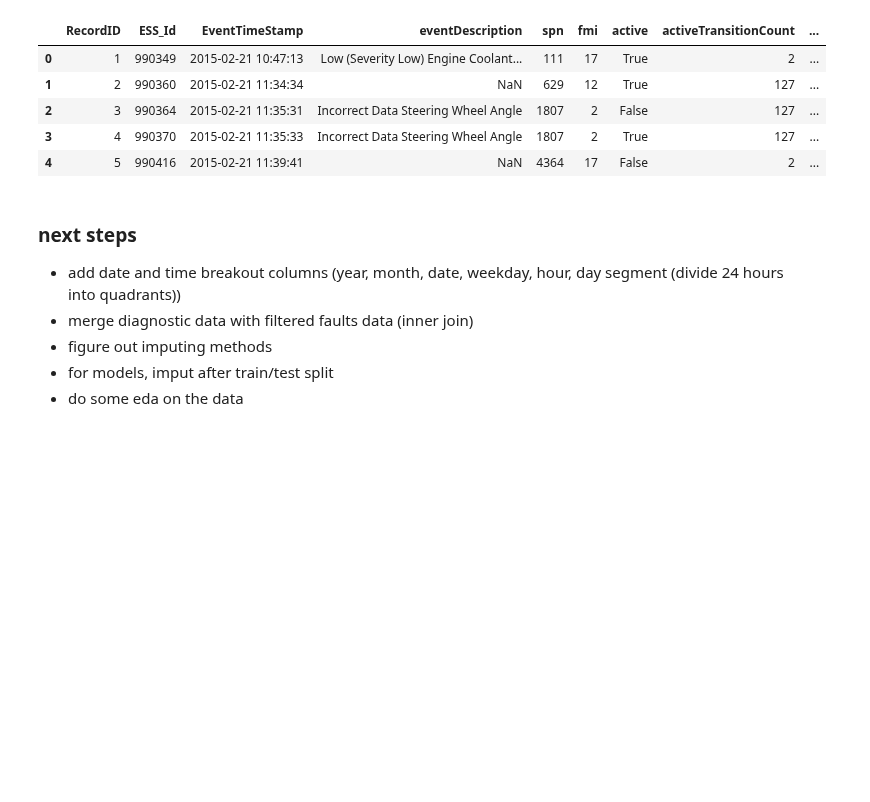
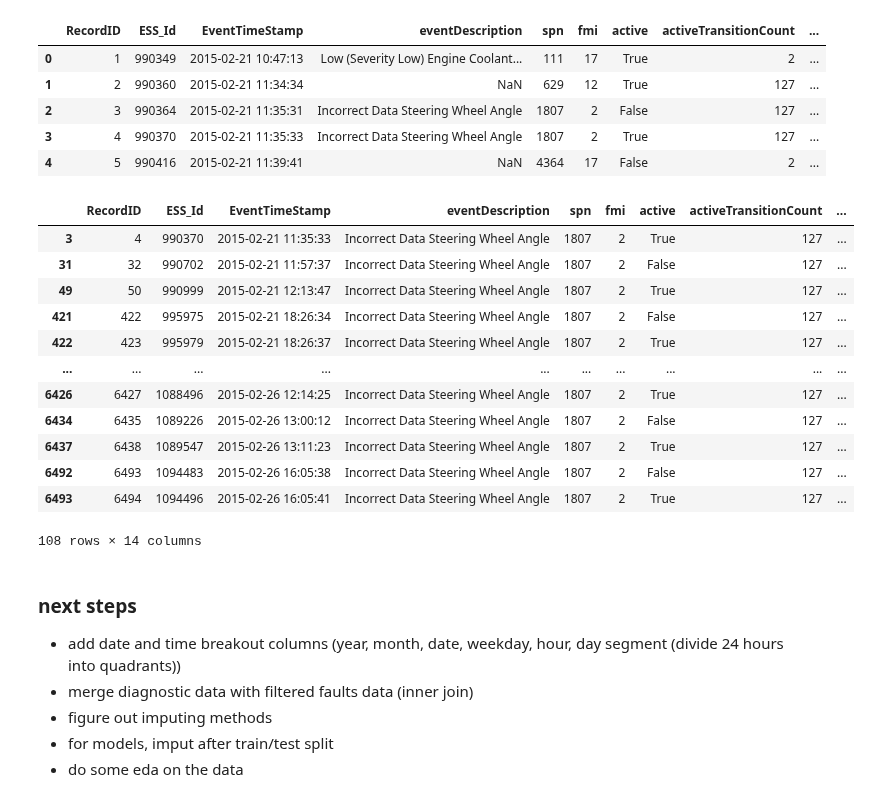
Before and after one commit to KagonDeans/big-g-ml-convoy, a Jupyter notebook: notebooks/teresa_eda.ipynb, the cells around one changed output. Drawn from its saved outputs; the diff is of its cells as text; code cells hidden in the pictures; blank space fills up the shorter version.

```diff
--- a/notebooks/teresa_eda.ipynb
+++ b/notebooks/teresa_eda.ipynb
@@ -55,3 +72,20 @@ faults.head()
+# %%
+# test to reveal if the process worked (this group previously had a False as the first timestamp)
+faults.loc[(faults['EquipmentID'] == '1369') & (faults['spn'] == '1807')].sort_values(by = ['EventTimeStamp'])
+# %% [output]
+|  | RecordID | ESS_Id | EventTimeStamp | eventDescription | spn | fmi | active | activeTransitionCount | ... |
+| 3 | 4 | 990370 | 2015-02-21 11:35:33 | Incorrect Data Steering Wheel Angle | 1807 | 2 | True | 127 | ... |
+| 31 | 32 | 990702 | 2015-02-21 11:57:37 | Incorrect Data Steering Wheel Angle | 1807 | 2 | False | 127 | ... |
+| 49 | 50 | 990999 | 2015-02-21 12:13:47 | Incorrect Data Steering Wheel Angle | 1807 | 2 | True | 127 | ... |
+| 421 | 422 | 995975 | 2015-02-21 18:26:34 | Incorrect Data Steering Wheel Angle | 1807 | 2 | False | 127 | ... |
+| 422 | 423 | 995979 | 2015-02-21 18:26:37 | Incorrect Data Steering Wheel Angle | 1807 | 2 | True | 127 | ... |
+| ... | ... | ... | ... | ... | ... | ... | ... | ... | ... |
+| 6426 | 6427 | 1088496 | 2015-02-26 12:14:25 | Incorrect Data Steering Wheel Angle | 1807 | 2 | True | 127 | ... |
+| 6434 | 6435 | 1089226 | 2015-02-26 13:00:12 | Incorrect Data Steering Wheel Angle | 1807 | 2 | False | 127 | ... |
+| 6437 | 6438 | 1089547 | 2015-02-26 13:11:23 | Incorrect Data Steering Wheel Angle | 1807 | 2 | True | 127 | ... |
+| 6492 | 6493 | 1094483 | 2015-02-26 16:05:38 | Incorrect Data Steering Wheel Angle | 1807 | 2 | False | 127 | ... |
+| 6493 | 6494 | 1094496 | 2015-02-26 16:05:41 | Incorrect Data Steering Wheel Angle | 1807 | 2 | True | 127 | ... |
+108 rows × 14 columns
 # %%
 # mask for each service station, lat and long to 2 decimal places
 station_1 = (faults['Latitude'].str.contains('36.06')) & (faults['Longitude'].str.contains('86.43'))
```
Also changed, not shown: parts of 7 cells of this notebook.
